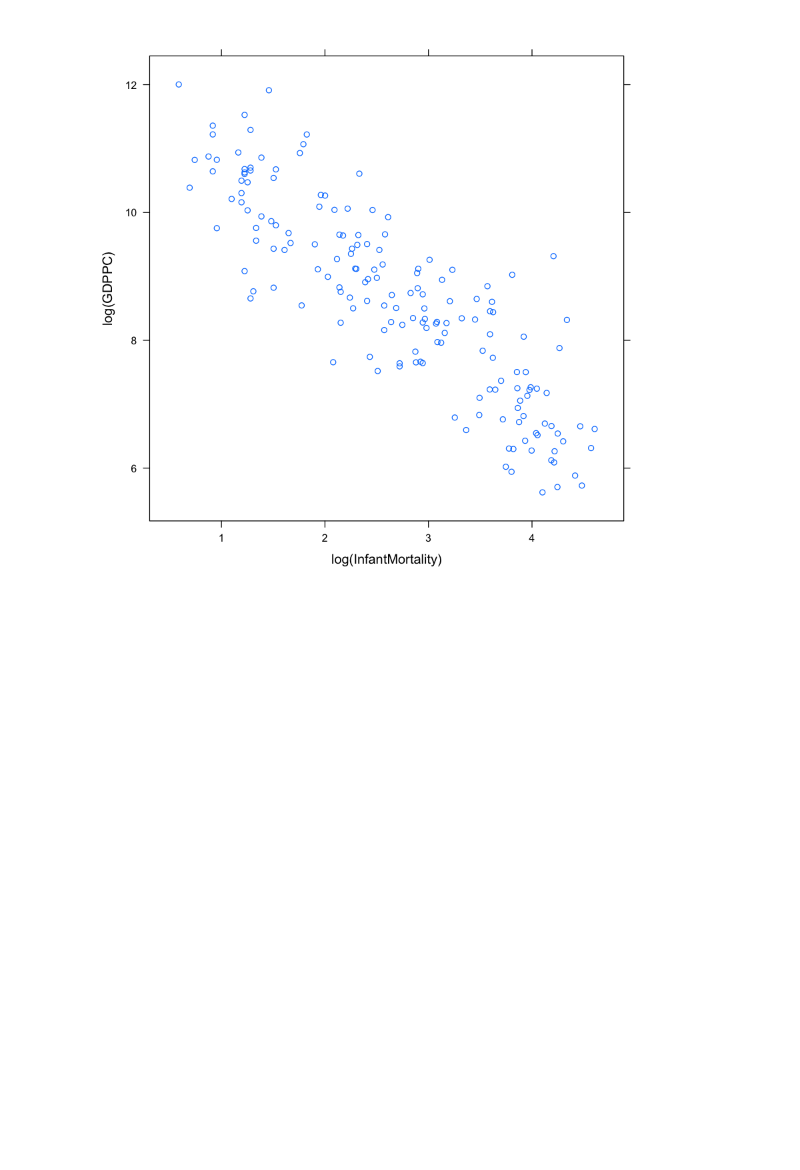
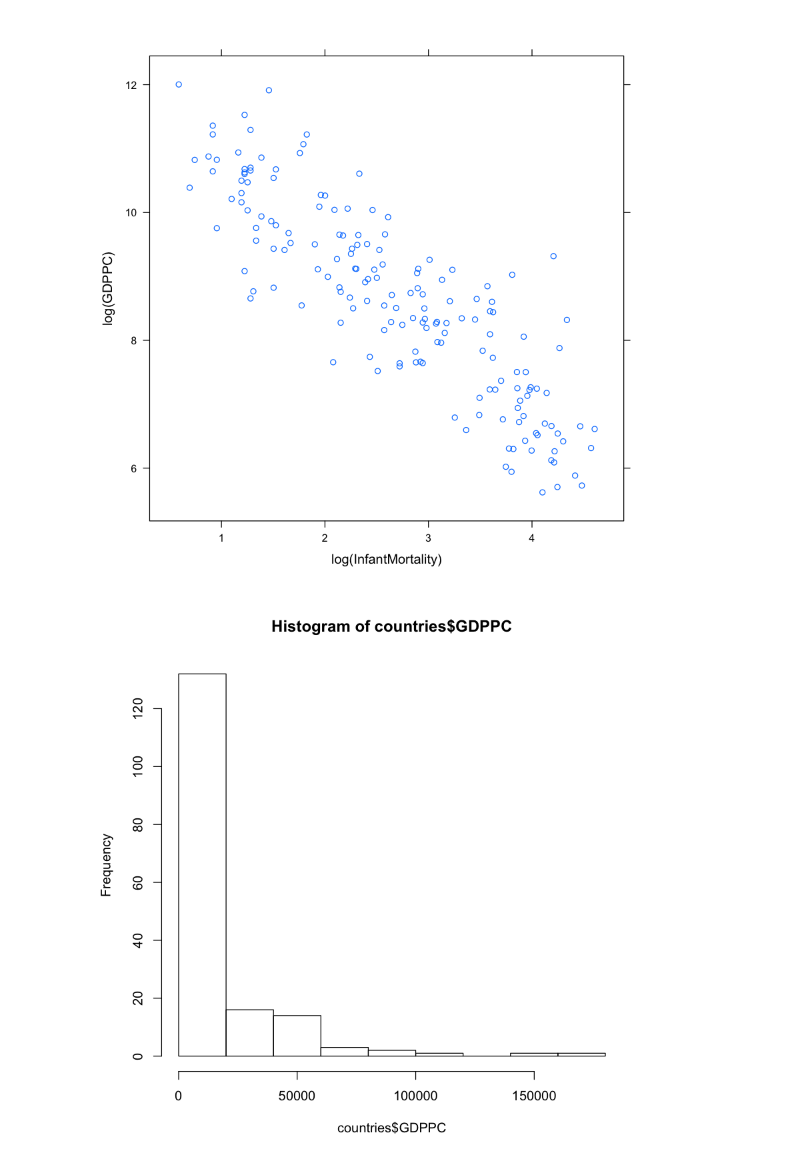
Before and after one commit to EvansDaniel/statistical-modeling-and-analysis, a Jupyter notebook: project1/Countries Economic Data Analysis.ipynb, the cells around one changed output. Cells and saved outputs as stored; diff of their text form; code cells hidden in the pictures; blank space fills up the shorter version.

```diff
--- a/project1/Countries Economic Data Analysis.ipynb
+++ b/project1/Countries Economic Data Analysis.ipynb
@@ -179,3 +195,7 @@ ERROR: Error in lm.fit(x, y, offset = offset, singular.ok = singular.ok, ...): N
 xyplot(log(GDPPC) ~ log(InfantMortality), data=countries)
 # %% [output]
 [figure]
+# %%
+hist(countries$GDPPC)
+# %% [output]
+[figure, added]
```
Also changed, not shown: parts of 2 cells of this notebook, 2 other files.
